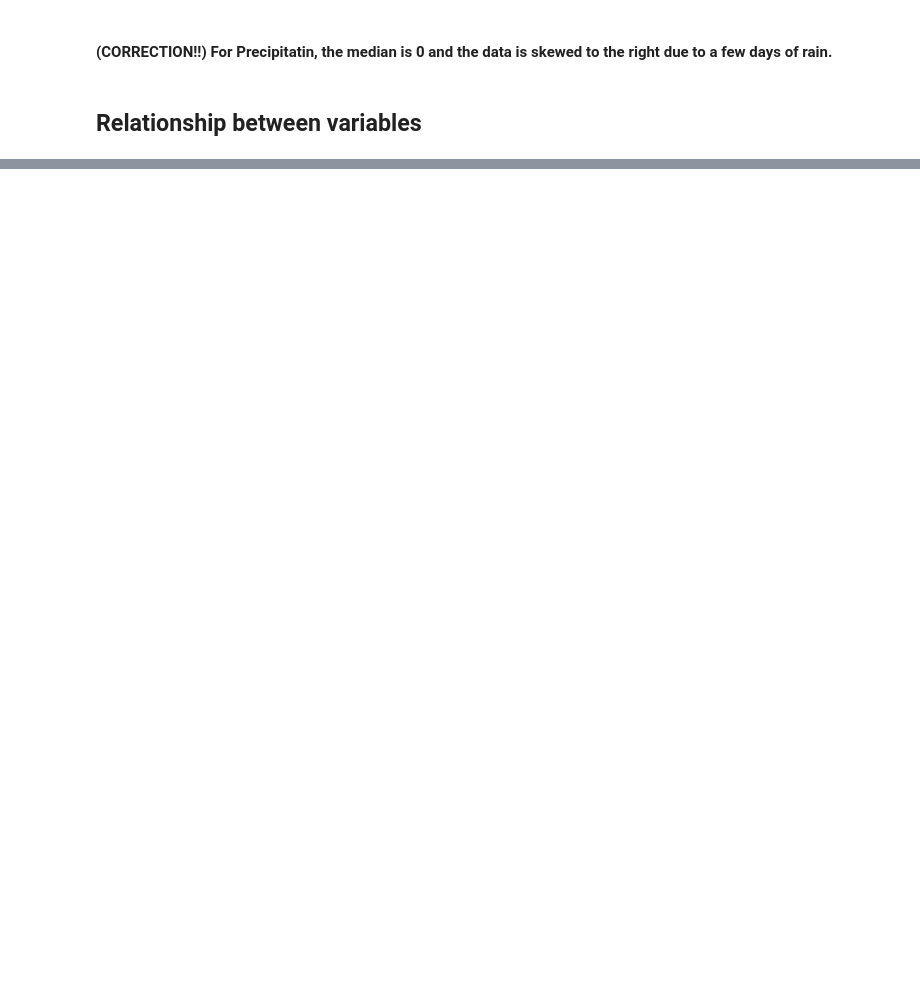
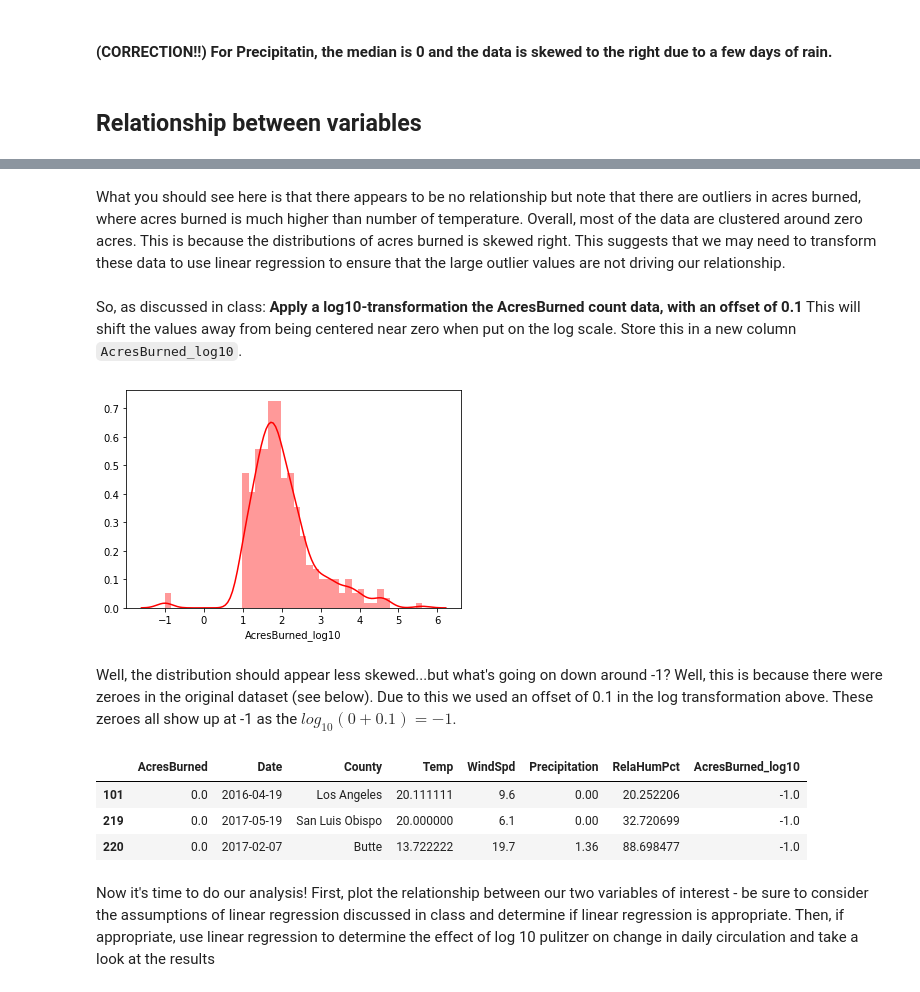
Before and after one commit to vikizzz/Analysis-on-the-Scale-of-Wildfire-Incident-in-California, a Jupyter notebook: EDACheckpoint_group010.ipynb, the cells around one changed output, grey strips where cells are left out. Cells and saved outputs as stored; diff of their text form; code cells hidden in the pictures; blank space fills up the shorter version.

```diff
--- a/EDACheckpoint_group010.ipynb
+++ b/EDACheckpoint_group010.ipynb
@@ -403,0 +424,25 @@ plt.show()
+# %% [markdown]
+What you should see here is that there appears to be no relationship but note that there are outliers in acres burned, where acres burned is much higher than number of temperature. Overall, most of the data are clustered around zero acres. This is because the distributions of acres burned is skewed right. This suggests that we may need to transform these data to use linear regression to ensure that the large outlier values are not driving our relationship.
+# %% [markdown]
+So, as discussed in class: **Apply a log10-transformation the AcresBurned count data, with an offset of 0.1** This will shift the values away from being centered near zero when put on the log scale. Store this in a new column `AcresBurned_log10`.
+# %%
+df['AcresBurned_log10'] = np.log10(df['AcresBurned'] + 0.1)
+
+sns.distplot(df['AcresBurned_log10'],
+             kde=True, bins=40, color="red");
+# %% [output]
+[figure, added]
+# %% [markdown]
+Well, the distribution should appear less skewed...but what's going on down around -1? Well, this is because there were zeroes in the original dataset (see below). Due to this we used an offset of 0.1 in the log transformation above. These zeroes all show up at -1 as the $log_{10}(0+0.1) = -1$.
+# %%
+# this should show you all of the papers with zero pulitzer prizes
+df[df['AcresBurned_log10'] < 0]
+# %% [output]
+|  | AcresBurned | Date | County | Temp | WindSpd | Precipitation | RelaHumPct | AcresBurned_log10 |
+| 101 | 0.0 | 2016-04-19 | Los Angeles | 20.111111 | 9.6 | 0.00 | 20.252206 | -1.0 |
+| 219 | 0.0 | 2017-05-19 | San Luis Obispo | 20.000000 | 6.1 | 0.00 | 32.720699 | -1.0 |
+| 220 | 0.0 | 2017-02-07 | Butte | 13.722222 | 19.7 | 1.36 | 88.698477 | -1.0 |
+# %% [markdown]
+Now it's time to do our analysis!
+First, plot the relationship between our two variables of interest - be sure to consider the assumptions of linear regression discussed in class and determine if linear regression is appropriate.
+Then, if appropriate, use linear regression to determine the effect of log 10 pulitzer on change in daily circulation and take a look at the results
```
Also changed, not shown: parts of 43 cells of this notebook.
